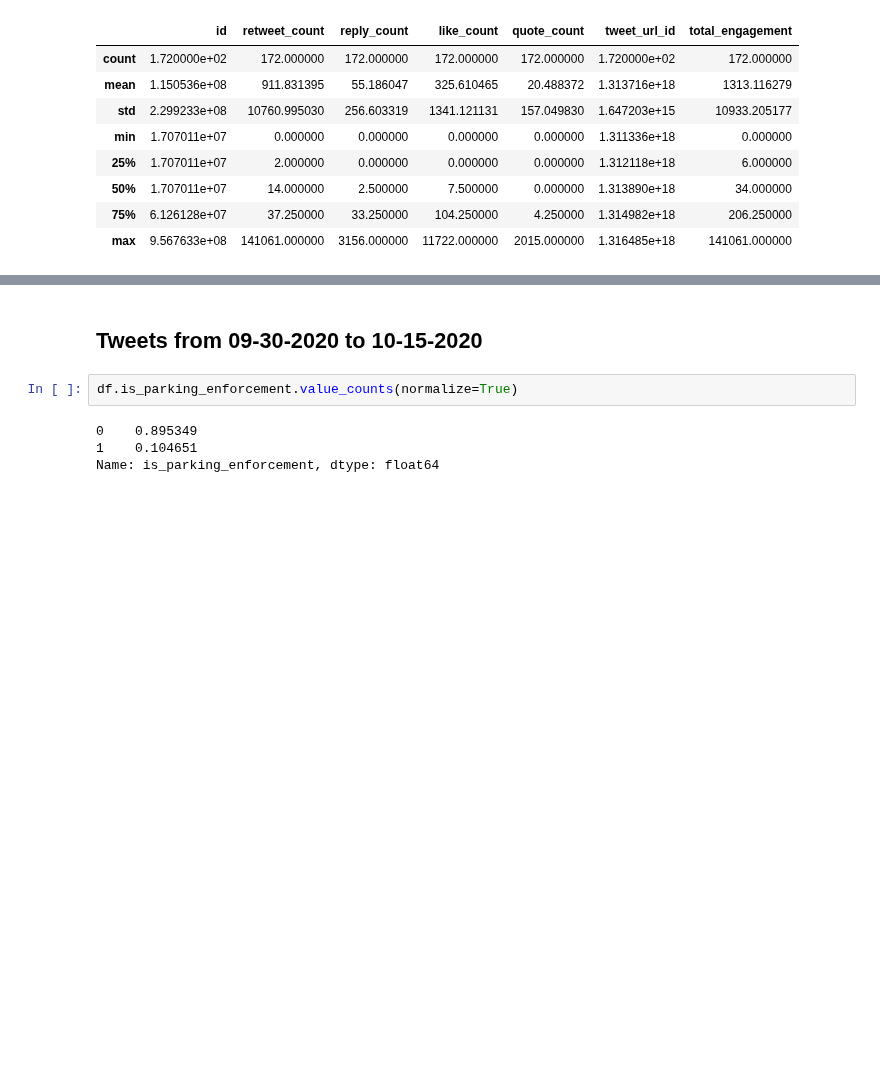
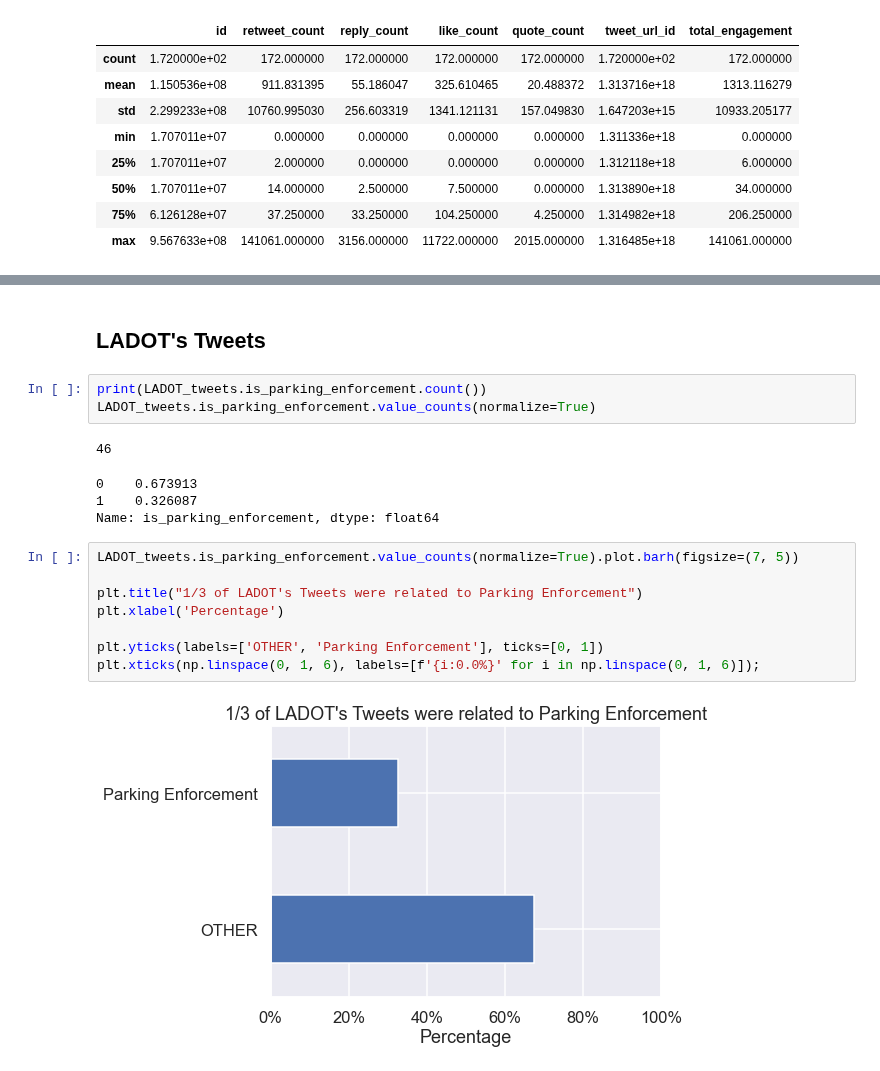
Before and after one commit to Promeos/LADOT-COVID19-enforcement, a Jupyter notebook: MVP-Tweets.ipynb, the cells around one changed output, grey strips where cells are left out. Saved outputs shown, nothing was run; the diff lists cells and outputs as text; blank space fills up the shorter version.

```diff
--- a/MVP-Tweets.ipynb
+++ b/MVP-Tweets.ipynb
@@ -161,8 +177,20 @@ plt.title('Parking enforcement tweets');
-# %% [markdown]
-## Tweets from 09-30-2020 to 10-15-2020
+# %% [markdown]
+## LADOT's Tweets
 # %%
-df.is_parking_enforcement.value_counts(normalize=True)
+print(LADOT_tweets.is_parking_enforcement.count())
+LADOT_tweets.is_parking_enforcement.value_counts(normalize=True)
 # %% [output]
-0    0.895349
-1    0.104651
-Name: is_parking_enforcement, dtype: float64
+46
+0    0.673913
+1    0.326087
+Name: is_parking_enforcement, dtype: float64
+# %%
+LADOT_tweets.is_parking_enforcement.value_counts(normalize=True).plot.barh(figsize=(7, 5))
+
+plt.title("1/3 of LADOT's Tweets were related to Parking Enforcement")
+plt.xlabel('Percentage')
+
+plt.yticks(labels=['OTHER', 'Parking Enforcement'], ticks=[0, 1])
+plt.xticks(np.linspace(0, 1, 6), labels=[f'{i:0.0%}' for i in np.linspace(0, 1, 6)]);
+# %% [output]
+[figure, added]
```
Also changed, not shown: parts of 43 cells of this notebook, 1 other file.
